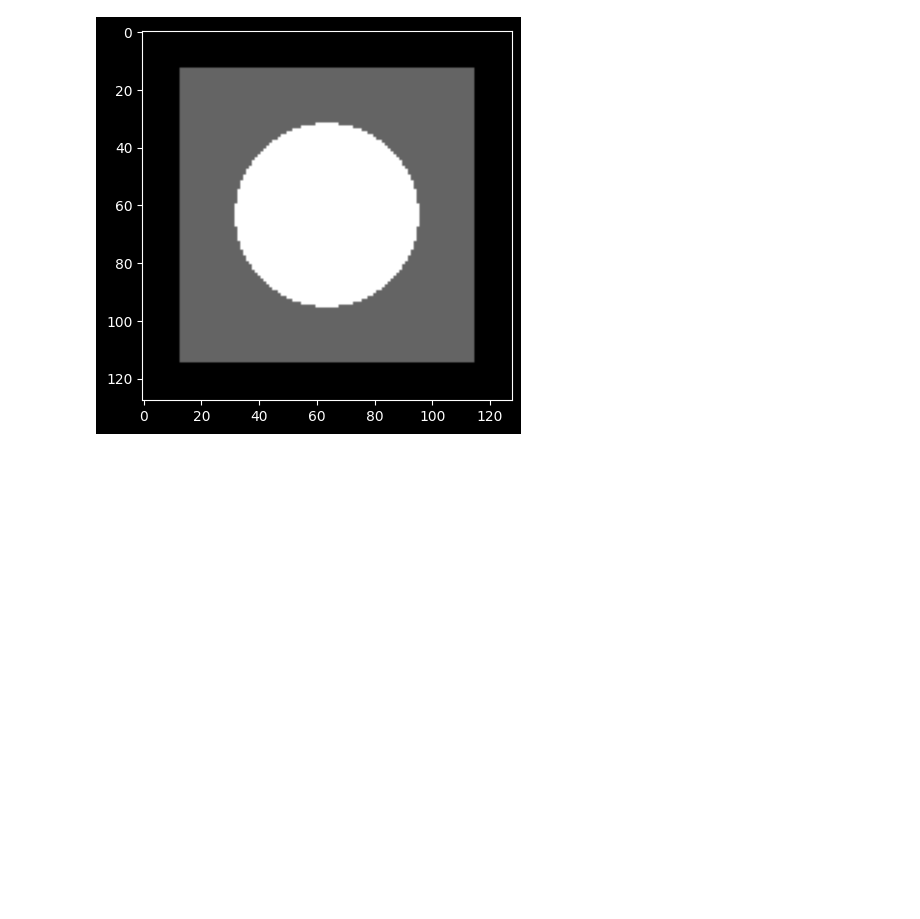
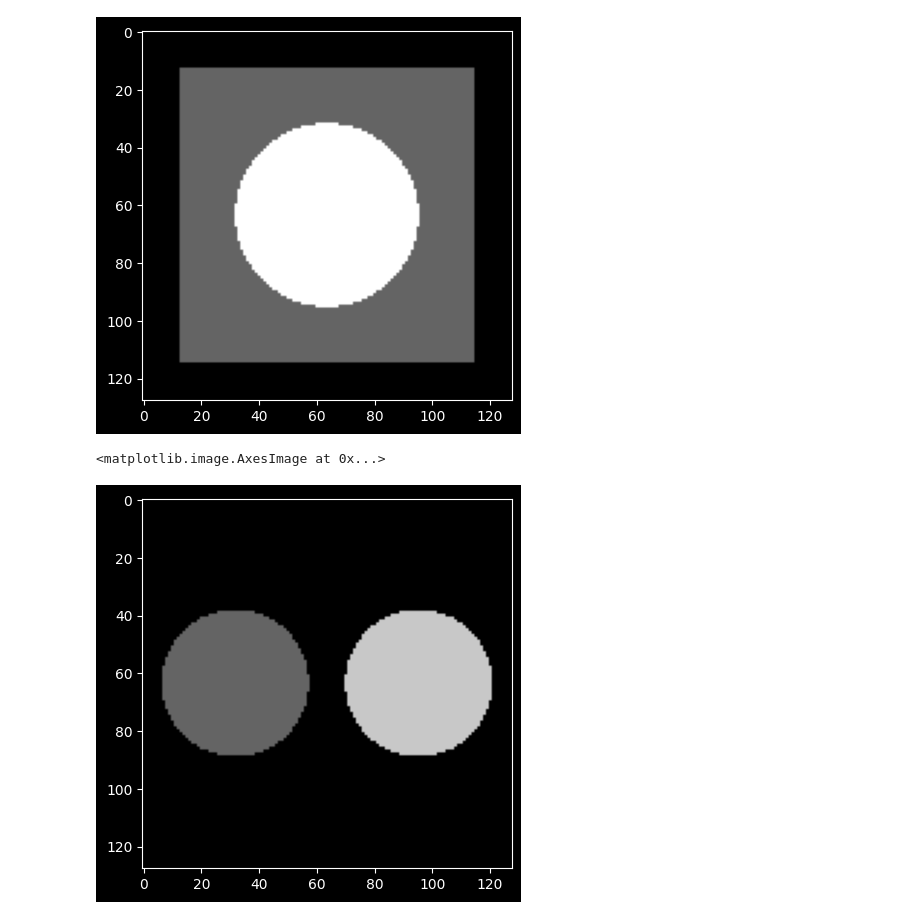
Before and after one commit to UL-FRI-LGM/VPT-spectral-volume-rendering, a Jupyter notebook: py_notebooks/generate_test_volume.ipynb, the cells around one changed output. Saved outputs shown, nothing was run; the diff lists cells and outputs as text; code cells hidden in the pictures; blank space fills up the shorter version.

```diff
--- a/py_notebooks/generate_test_volume.ipynb
+++ b/py_notebooks/generate_test_volume.ipynb
@@ -14,3 +14,15 @@ plt.imshow(V[size//2,:,:], cmap='gray', vmin=0, vmax=255)
 [figure]
 # %%
 V.tofile(f'../data/sphere_in_cube_{size}.raw')
+# %%
+size = 128
+V = np.zeros((size, size, size), dtype=np.uint8)
+X, Y, Z = np.meshgrid(np.linspace(-1, 1, size), np.linspace(-1, 1, size),  np.linspace(-1, 1, size))
+
+V[(X)**2 + (Y)**2 + (Z-0.5)**2 < 0.4**2] += 200 # add a circle
+V[(X)**2 + (Y)**2 + (Z+0.5)**2 < 0.4**2] += 100 # add a circle
+
+plt.imshow(V[size//2,:,:], cmap='gray', vmin=0, vmax=255)
+# %% [output]
+<matplotlib.image.AxesImage at 0x...>
+[figure, added]
```
Also changed, not shown: parts of 1 cell of this notebook, 6 other files.
